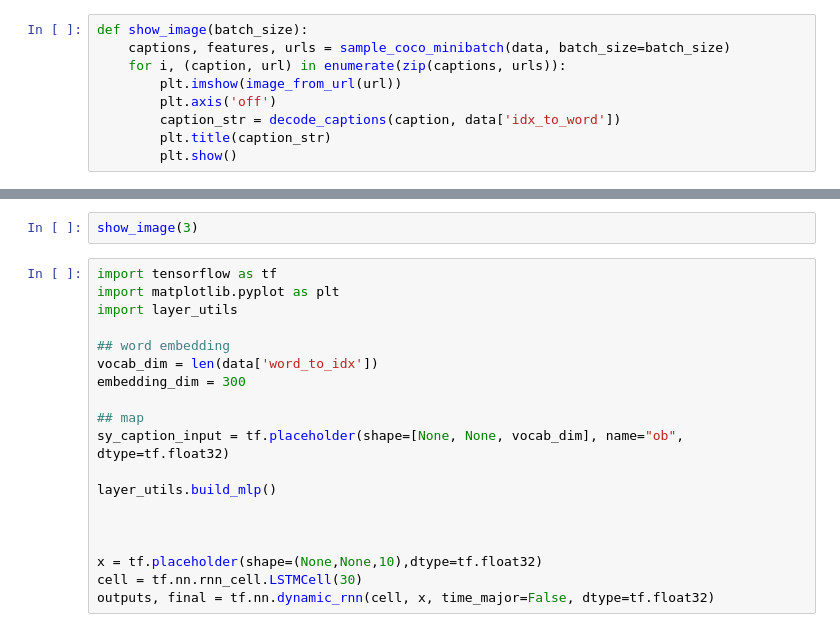
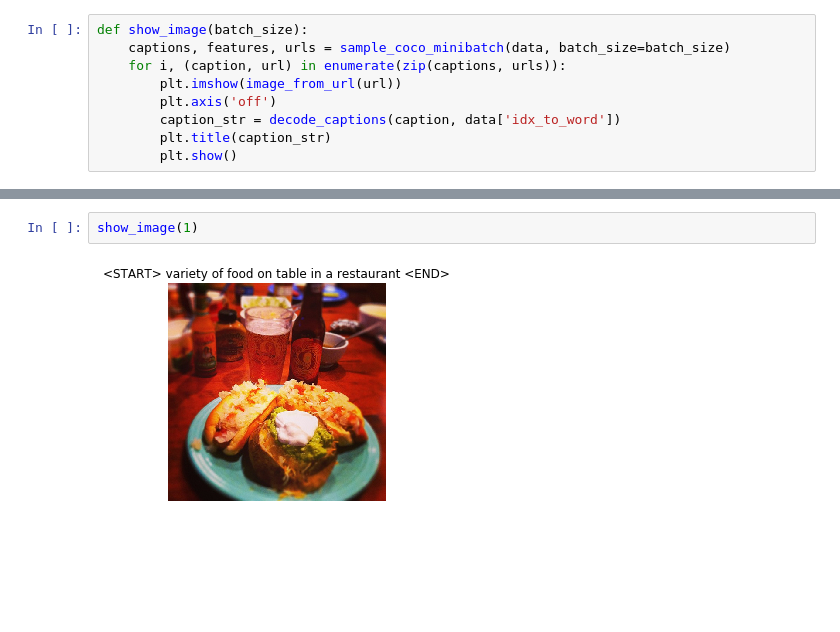
Before and after one commit to vivekraghuram/IRL-captions, a Jupyter notebook: micks_sketch.ipynb, the cells around one changed output, grey strips where cells are left out. Saved outputs shown, nothing was run; the diff lists cells and outputs as text; blank space fills up the shorter version.

```diff
--- a/micks_sketch.ipynb
+++ b/micks_sketch.ipynb
@@ -34,21 +35,4 @@ idx_to_word <class 'list'> 1004
 # %%
-show_image(3)
+show_image(1)
+# %% [output]
+[figure, added]
-# %%
-import tensorflow as tf
-import matplotlib.pyplot as plt
-import layer_utils
-
-## word embedding
-vocab_dim = len(data['word_to_idx'])
-embedding_dim = 300
-
-## map
-sy_caption_input = tf.placeholder(shape=[None, None, vocab_dim], name="ob", dtype=tf.float32)
-
-layer_utils.build_mlp()
-
-
-
-x = tf.placeholder(shape=(None,None,10),dtype=tf.float32)
-cell = tf.nn.rnn_cell.LSTMCell(30)
-outputs, final = tf.nn.dynamic_rnn(cell, x, time_major=False, dtype=tf.float32)
```
Also changed, not shown: parts of 12 cells of this notebook.
